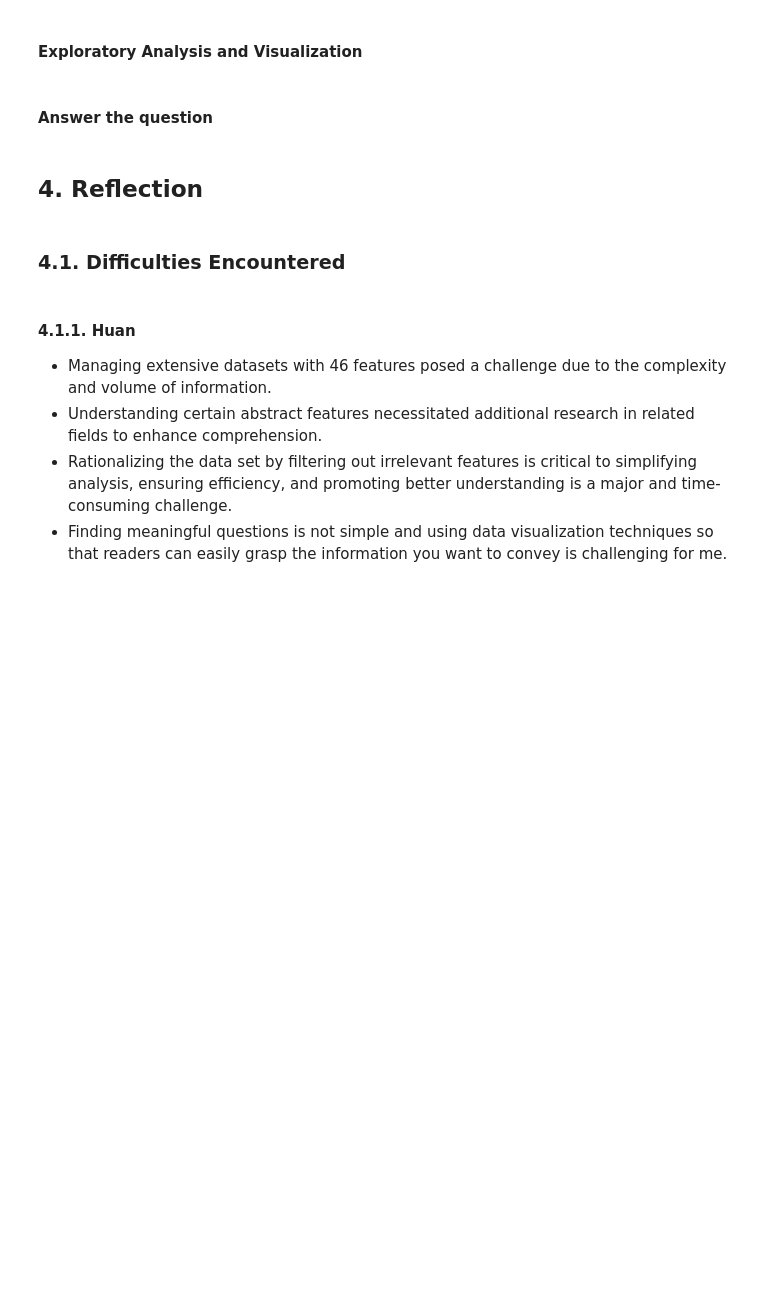
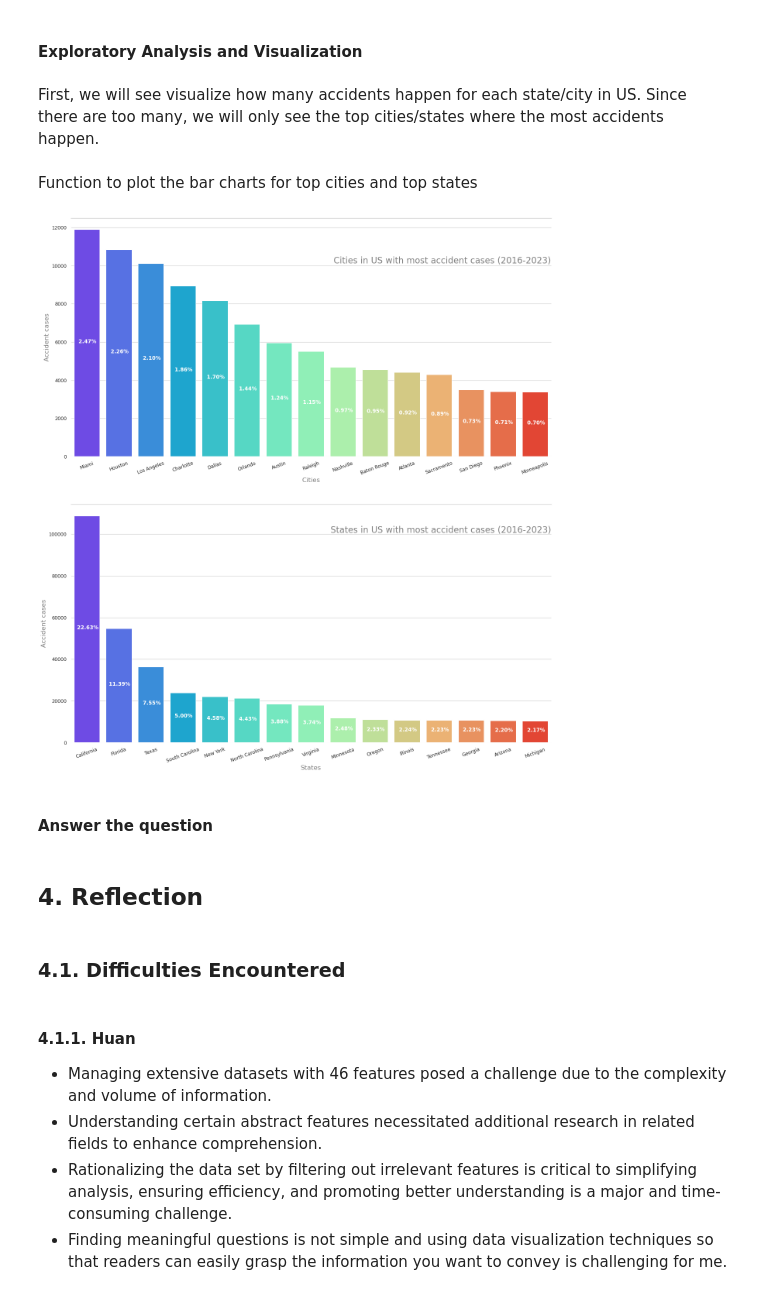
Before and after one commit to knightstark7/FinalProject-P4DS, a Jupyter notebook: USAccident.ipynb, the cells around one changed output. Saved outputs shown, nothing was run; the diff lists cells and outputs as text; code cells hidden in the pictures; blank space fills up the shorter version.

```diff
--- a/USAccident.ipynb
+++ b/USAccident.ipynb
@@ -955,0 +962,5 @@ def lat_long(city):
+# %%
+city_df = pd.DataFrame(df['City'].value_counts()) # count rows = accidents
+city_df.index.names = ['City']
+city_df.columns= ['Cases']
+city_df.head()
@@ -956,5 +1074,51 @@ def lat_long(city):
 # %% [markdown]
 #### Exploratory Analysis and Visualization
+# %% [markdown]
+First, we will see visualize how many accidents happen for each state/city in US. Since there are too many, we will only see the top cities/states where the most accidents happen.
+# %%
+TOP_CITIES_STATES = 15
+top_cities = city_df.head(TOP_CITIES_STATES)
+top_states = state_df.head(TOP_CITIES_STATES)
+# %% [markdown]
+Function to plot the bar charts for top cities and top states
+# %%
+def plot_bar_top(ax, x, y, xlabel, ylabel, total):
+    # create bar plot
+    sns.barplot(ax=ax, x=x, y=y, palette='rainbow')
+    # add pct on each bar
+    for i in ax.patches:
+        textStr = f'{(i.get_height()/total)*100: .2f}%'
+        ax.text(i.get_x()+ (i.get_width() / 2), i.get_height() - 0.5 * i.get_height(), textStr,
+                fontsize=12, weight='bold', color='white', ha='center')
+    # set ticks
+    ax.set_xticks(ax.get_xticks())
+    ax.set_xticklabels(ax.get_xticklabels(), rotation=20)
+
+    # set labels
+    ax.set_xlabel(xlabel, fontsize=15, color='grey')
+    ax.set_ylabel(ylabel, fontsize=15, color='grey')
+
+    # hide uncecessary lines
+    for i in ['bottom', 'left']:
+        ax.spines[i].set_color('white')
+        ax.spines[i].set_linewidth(1.5)
+
+    right_side = ax.spines["right"]
+    right_side.set_visible(False)
+    top_side = ax.spines["top"]
+    top_side.set_visible(False)
+# %%
+fig, axes = plt.subplots(2, 1, figsize = (20,22), dpi = 80)
+
+axes[0].set_title(f'Cities in US with most accident cases (2016-2023)', size=20, color='grey', y=0.8, loc='right')
+plot_bar_top(axes[0], top_cities.index, top_cities['Cases'], 'Cities', 'Accident cases', city_df['Cases'].sum())
+
+axes[1].set_title(f'States in US with most accident cases (2016-2023)', size=20, color='grey', y=0.87, loc='right')
+plot_bar_top(axes[1], top_states.index, top_states['Cases'], 'States', 'Accident cases', state_df['Cases'].sum())
+
+plt.show()
+# %% [output]
+[figure, added]
 # %% [markdown]
 #### Answer the question
 # %% [markdown]
```
Also changed, not shown: parts of 20 cells of this notebook.
